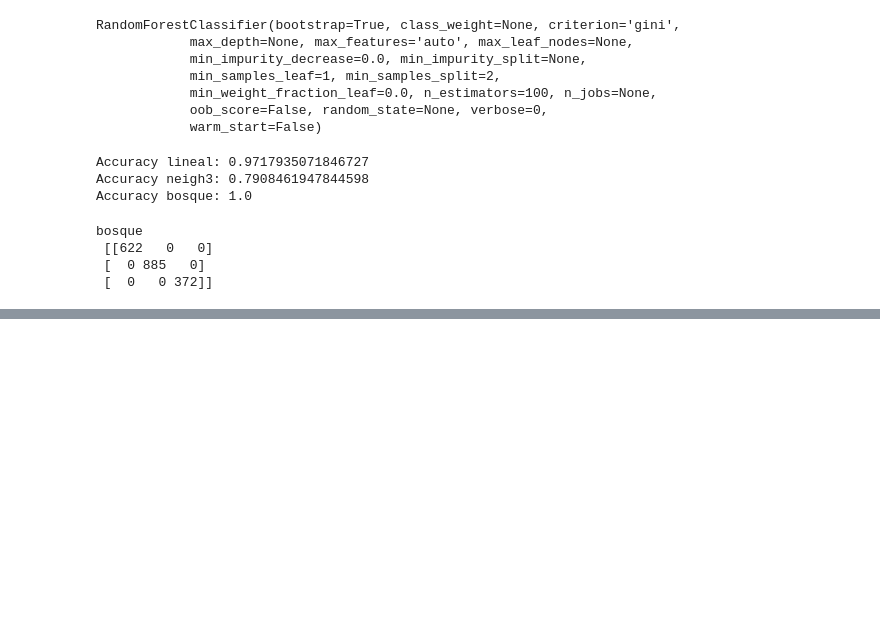
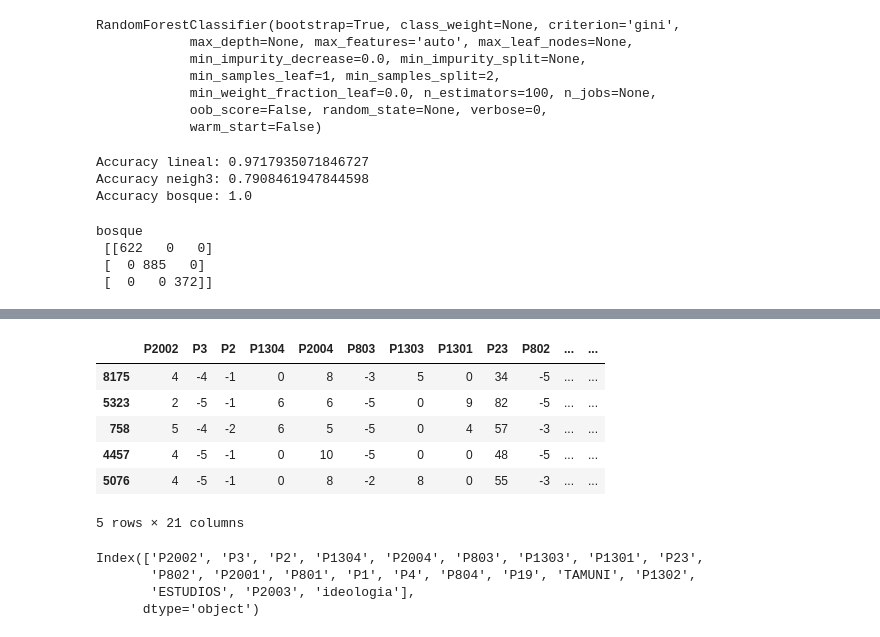
Before and after one commit to vicenteccastillo/trabajo_fin_bootcamp, a Jupyter notebook: Categorizacion_escala_ideológica.ipynb, the cells around one changed output, grey strips where cells are left out. Saved outputs shown, nothing was run; the diff lists cells and outputs as text; code cells hidden in the pictures; blank space fills up the shorter version.

Commit message:
modelos diferentes

```diff
--- a/Categorizacion_escala_ideológica.ipynb
+++ b/Categorizacion_escala_ideológica.ipynb
@@ -414,0 +465,25 @@ bosque
+# %%
+import numpy as np
+
+import statsmodels.api as sm
+
+import statsmodels.formula.api as smf
+
+# Load data
+dat = sm.datasets.get_rdataset("Guerry", "HistData").data
+df_for_model.head()
+# %% [output]
+|  | P2002 | P3 | P2 | P1304 | P2004 | P803 | P1303 | P1301 | P23 | P802 | ... | ... |
+| 8175 | 4 | -4 | -1 | 0 | 8 | -3 | 5 | 0 | 34 | -5 | ... | ... |
+| 5323 | 2 | -5 | -1 | 6 | 6 | -5 | 0 | 9 | 82 | -5 | ... | ... |
+| 758 | 5 | -4 | -2 | 6 | 5 | -5 | 0 | 4 | 57 | -3 | ... | ... |
+| 4457 | 4 | -5 | -1 | 0 | 10 | -5 | 0 | 0 | 48 | -5 | ... | ... |
+| 5076 | 4 | -5 | -1 | 0 | 8 | -2 | 8 | 0 | 55 | -3 | ... | ... |
+5 rows × 21 columns
+# %%
+df_for_model.columns
+# %% [output]
+Index(['P2002', 'P3', 'P2', 'P1304', 'P2004', 'P803', 'P1303', 'P1301', 'P23',
+       'P802', 'P2001', 'P801', 'P1', 'P4', 'P804', 'P19', 'TAMUNI', 'P1302',
+       'ESTUDIOS', 'P2003', 'ideologia'],
+      dtype='object')
```
Also changed, not shown: parts of 6 cells of this notebook, 1 other file.
